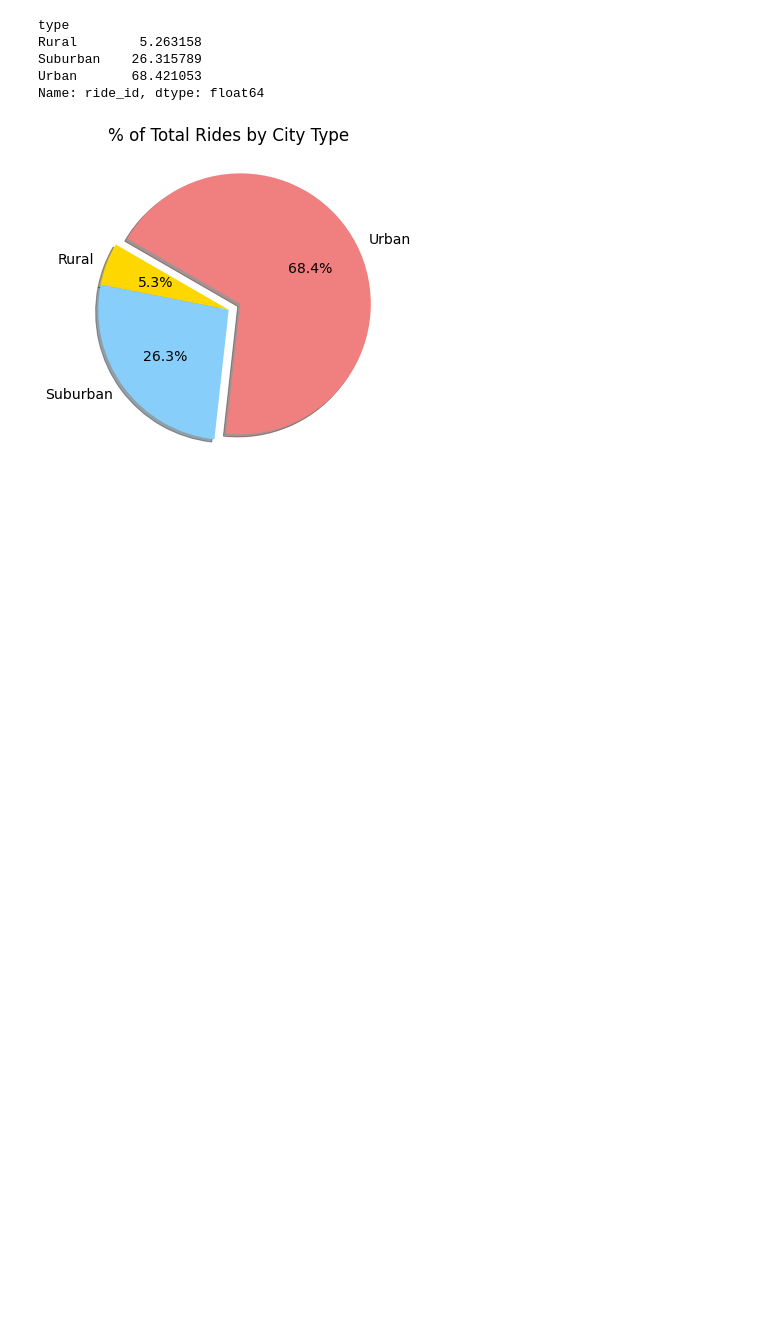
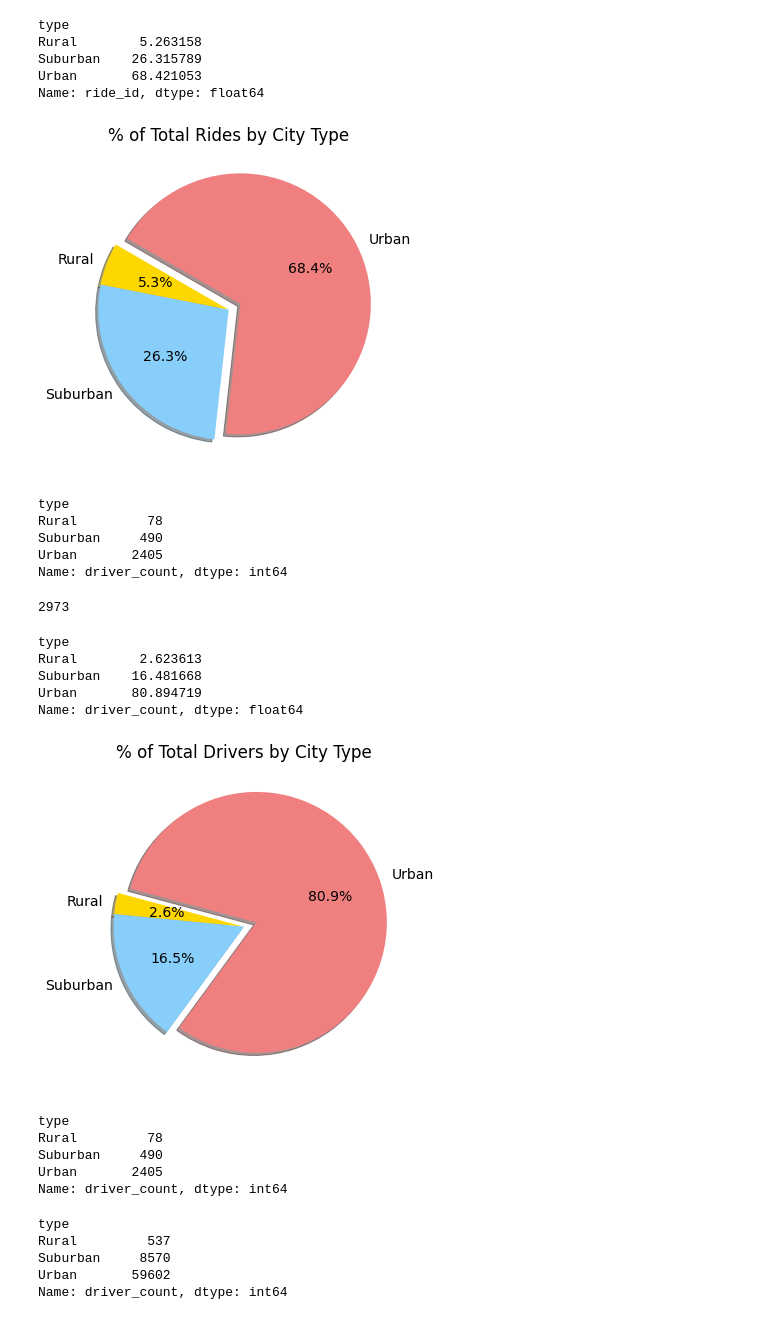
Before and after one commit to swathy84/PyBer_Analysis, a Jupyter notebook: PyBer.ipynb, the cells around one changed output. Cells and saved outputs as stored; diff of their text form; code cells hidden in the pictures; blank space fills up the shorter version.

```diff
--- a/PyBer.ipynb
+++ b/PyBer.ipynb
@@ -1097,3 +1101,65 @@ mpl.rcParams['font.size'] = 14
 plt.show()
 # %% [output]
 [figure]
+# %%
+# Get the total number of drivers for each city type.
+#print(pyber_data_df.groupby(["type"]).sum()["driver_count"])
+
+print(city_data_df.groupby(["type"]).sum()["driver_count"])
+# %% [output]
+type
+Rural         78
+Suburban     490
+Urban       2405
+Name: driver_count, dtype: int64
+# %%
+# Get the total drivers for all the city types.
+#print(pyber_data_df.sum()["driver_count"])
+
+print(city_data_df.sum()["driver_count"])
+# %% [output]
+2973
+# %%
+# pecentsge of the total rides .
+driver_percent = (city_data_df.groupby(["type"]).sum()["driver_count"]/city_data_df.sum()["driver_count"])*100
+driver_percent
+# %% [output]
+type
+Rural        2.623613
+Suburban    16.481668
+Urban       80.894719
+Name: driver_count, dtype: float64
+# %%
+# Build percentage of rides by city type pie chart.
+plt.subplots(figsize=(10, 6))
+plt.pie(driver_percent,
+    labels=["Rural", "Suburban", "Urban"],
+    colors=["gold", "lightskyblue", "lightcoral"],
+    explode=[0, 0, 0.1],
+    autopct='%1.1f%%',
+    shadow=True, startangle=165)
+plt.title("% of Total Drivers by City Type")
+# Change the default font size from 10 to 14.
+mpl.rcParams['font.size'] = 14
+plt.savefig("analysis/Precentage_rides_by_city_type.png")
+plt.show()
+# %% [output]
+[figure, added]
+# %%
+total_driver = city_data_df.groupby(["type"]).sum()["driver_count"]
+total_driver
+# %% [output]
+type
+Rural         78
+Suburban     490
+Urban       2405
+Name: driver_count, dtype: int64
+# %%
+total_drive = pyber_data_df.groupby(["type"]).sum()["driver_count"]
+total_drive
+# %% [output]
+type
+Rural         537
+Suburban     8570
+Urban       59602
+Name: driver_count, dtype: int64
```
Also changed, not shown: parts of 5 cells of this notebook, 18 other files.
